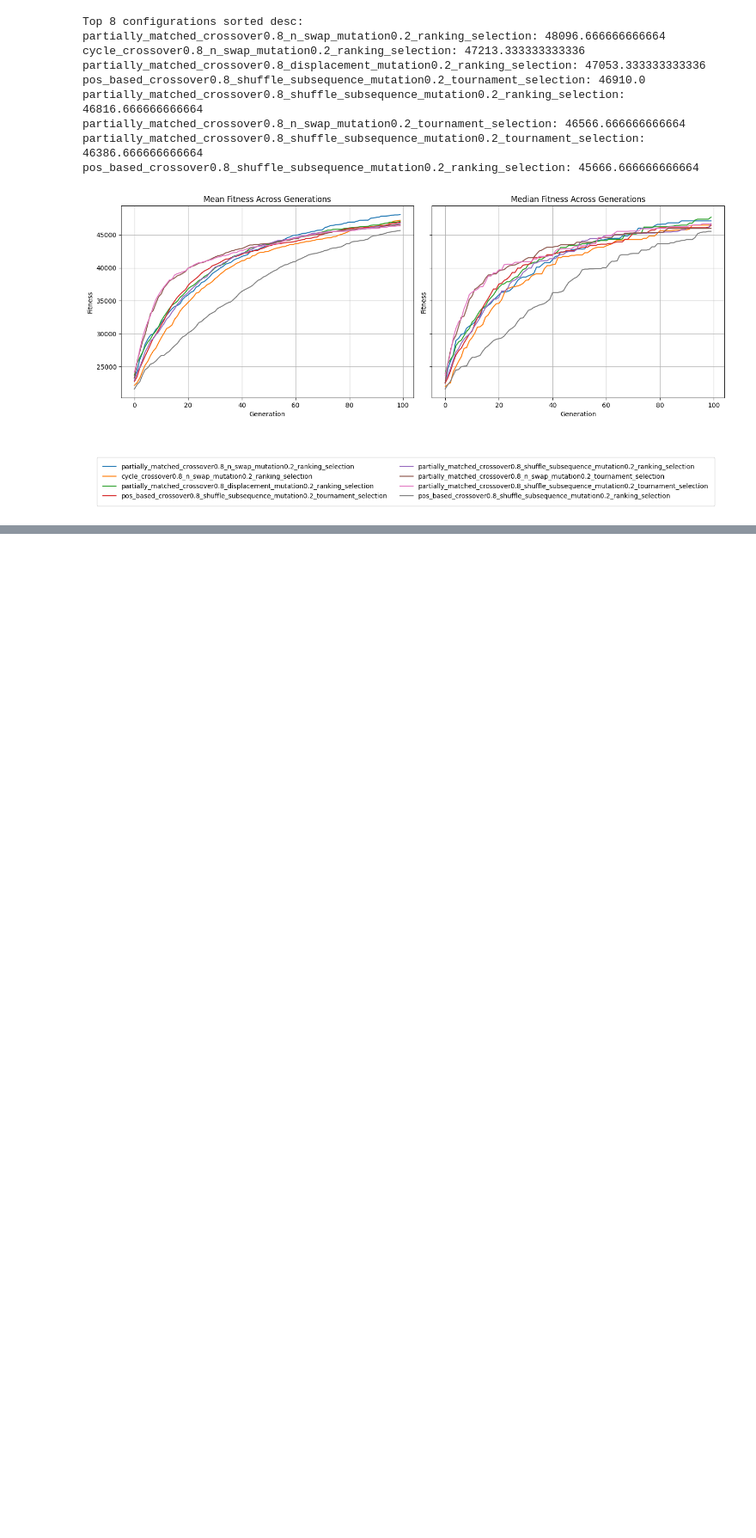
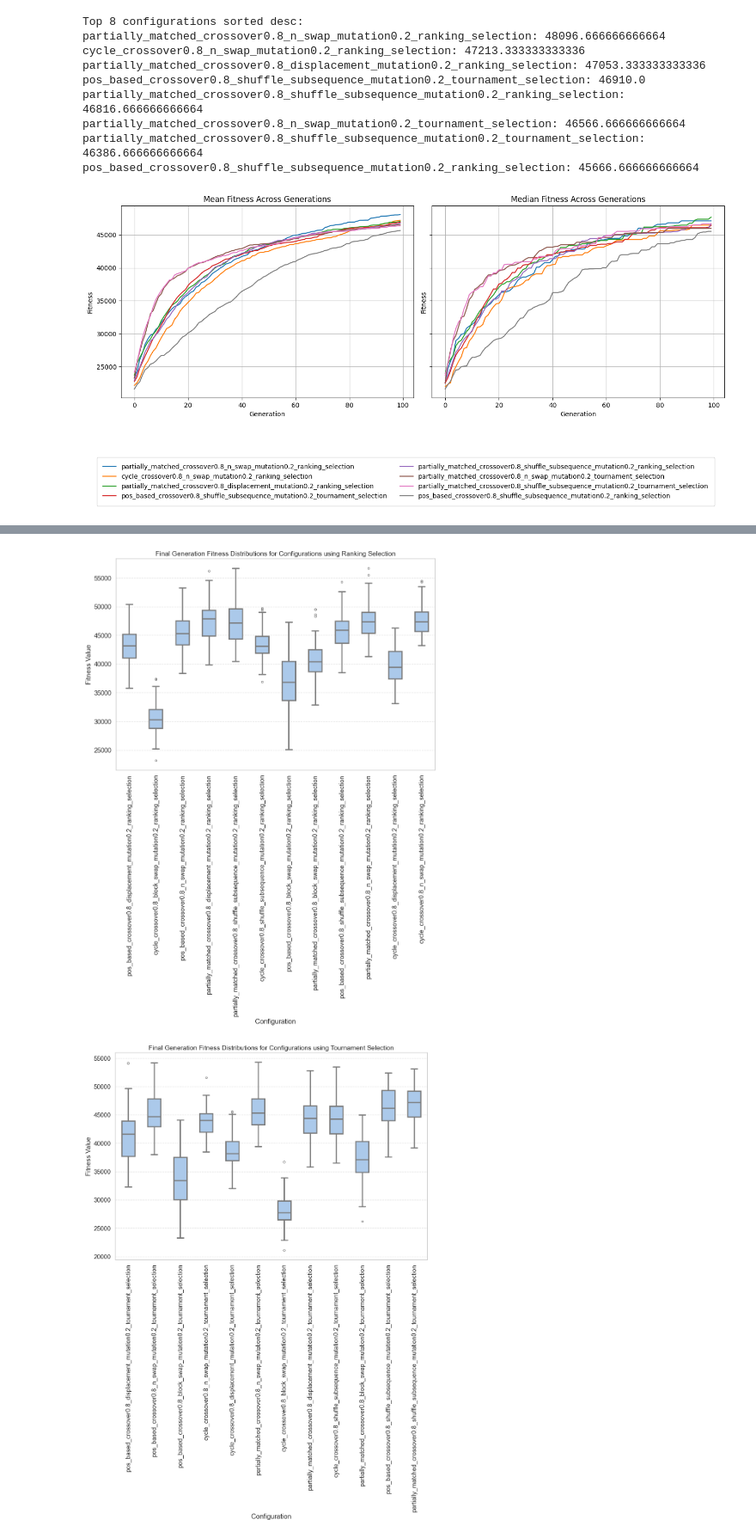
Before and after one commit to gcordeirofm/CIFO25_42, a Jupyter notebook: project/phase_1.ipynb, the cells around one changed output, grey strips where cells are left out. Shown at 86% size. Drawn from its saved outputs; the diff is of its cells as text; code cells hidden in the pictures; blank space fills up the shorter version.

```diff
--- a/project/phase_1.ipynb
+++ b/project/phase_1.ipynb
@@ -243,0 +352,25 @@ This ANOVA test will simply indicate IF one of the means in the group is signifi
+# %%
+# Set a beautiful theme using Seaborn
+sns.set_theme(style="whitegrid", palette="pastel", font_scale=1.2)
+
+longform_fitness['selection_method'] = longform_fitness['configuration'].apply(extract_selection_method)
+
+# Create the plots - one for each selection method for readibility
+for method in longform_fitness['selection_method'].unique():
+    plt.figure(figsize=(12, 8))
+    data_subset = longform_fitness[longform_fitness['selection_method'] == method]
+
+    ax = sns.boxplot(x='configuration', y='fitness_value', data=data_subset, width=0.5, linewidth=2.5, fliersize=4)
+
+    # Titles and labels
+    plt.title(f"Final Generation Fitness Distributions for Configurations using {method.replace('_', ' ').title()}", fontsize=14)
+    plt.ylabel('Fitness Value', fontsize=14)
+    plt.xlabel('Configuration')
+    plt.xticks(rotation=90)
+    plt.grid(True, axis='y', linestyle='--', alpha=0.6)
+
+    plt.tight_layout()
+    plt.show()
+# %% [output]
+[figure, added]
+[figure, added]
```
Also changed, not shown: parts of 26 cells of this notebook, 2 other files.
